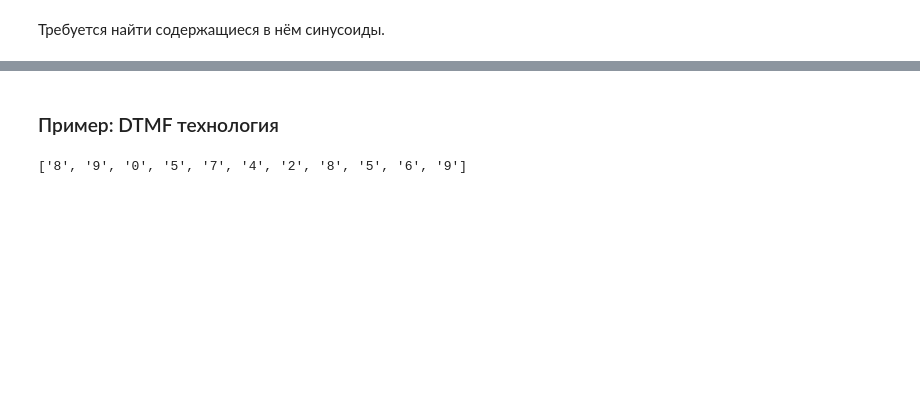
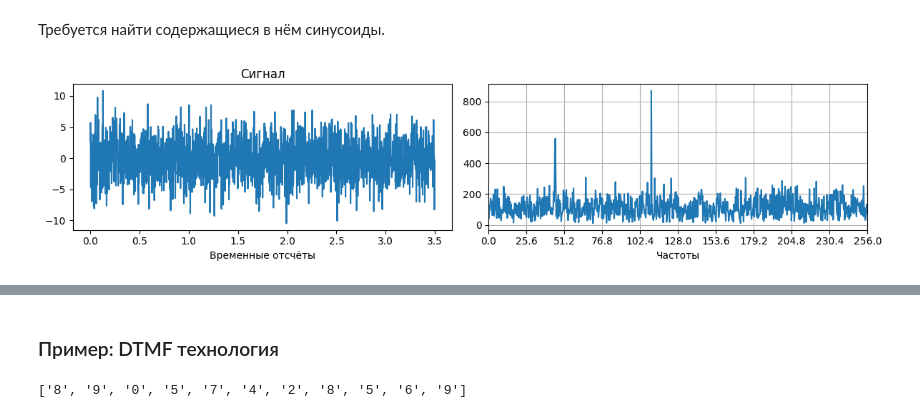
Before and after one commit to Tebemixer/DSP_2025, a Jupyter notebook: Код/1.1.0 DFT_1D_on.ipynb, the cells around one changed output, grey strips where cells are left out. Drawn from its saved outputs; the diff is of its cells as text; code cells hidden in the pictures; blank space fills up the shorter version.

```diff
--- a/Код/1.1.0 DFT_1D_on.ipynb
+++ b/Код/1.1.0 DFT_1D_on.ipynb
@@ -325,2 +332,7 @@ with open('source/CryptedFreq.npy', 'rb') as f:
 # %% [markdown]
 Требуется найти содержащиеся в нём синусоиды.
+# %%
+#одолжим у вас функцию :)
+myDFT_AmplPlot(t,sigCoded, fs = fs)
+# %% [output]
+[figure, added]
```
Also changed, not shown: parts of 11 cells of this notebook, 2 other files.
